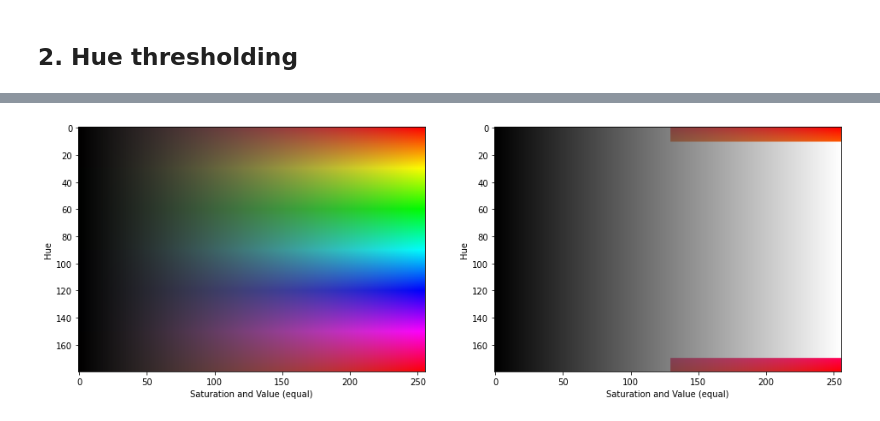
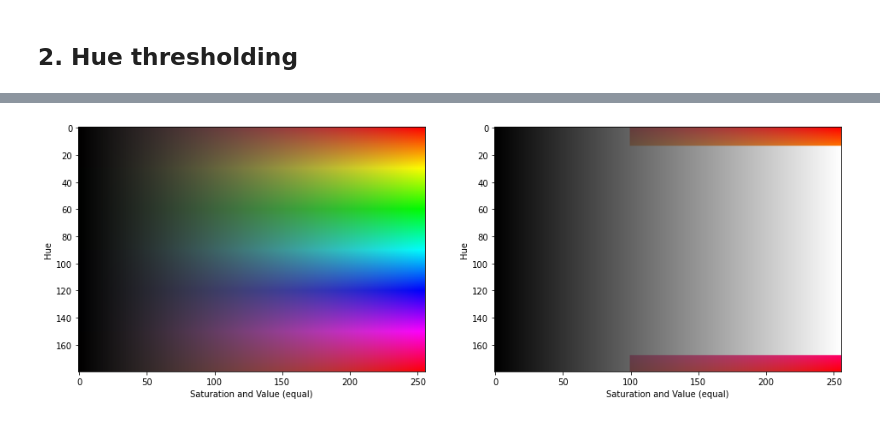
Before and after one commit to MKVatinyan/Computer-Vision, a Jupyter notebook: 1. Color manipulations, Color spaces.ipynb, the cells around one changed output, grey strips where cells are left out. Saved outputs shown, nothing was run; the diff lists cells and outputs as text; code cells hidden in the pictures.

```diff
--- a/1. Color manipulations, Color spaces.ipynb
+++ b/1. Color manipulations, Color spaces.ipynb
@@ -380,21 +386,21 @@ Let's run with the "red" color example : want to treshold the H,S,V channels to
 # %%
 hsv_band_thresh = hsv_band.copy()
 plt.subplot(1, 2, 1)
 plt.imshow(cv2.cvtColor(hsv_band_thresh, cv2.COLOR_HSV2RGB))
 plt.xlabel("Saturation and Value (equal)")
 plt.ylabel("Hue")
 
 
-mask1 = cv2.inRange(hsv_band_thresh, (0, 130, 130), (10, 255, 255))
-mask2 = cv2.inRange(hsv_band_thresh, (170, 130, 130), (180, 255, 255))
+mask1 = cv2.inRange(hsv_band_thresh, (0, 50, 100), (13, 255, 255))
+mask2 = cv2.inRange(hsv_band_thresh, (168, 50, 100), (180, 255, 255))
 mask = cv2.bitwise_or(mask1, mask2)
 hsv_band_thresh[:, :, 0] *= mask // 255
 hsv_band_thresh[:, :, 1] *= mask // 255
 
 plt.subplot(1, 2, 2)
 plt.imshow(cv2.cvtColor(hsv_band_thresh, cv2.COLOR_HSV2RGB))
 plt.xlabel("Saturation and Value (equal)")
 plt.ylabel("Hue")
 plt.show()
 # %% [output]
-[figure, old version]
+[figure, new version]
```
Also changed, not shown: parts of 6 cells of this notebook, 6 other files.
